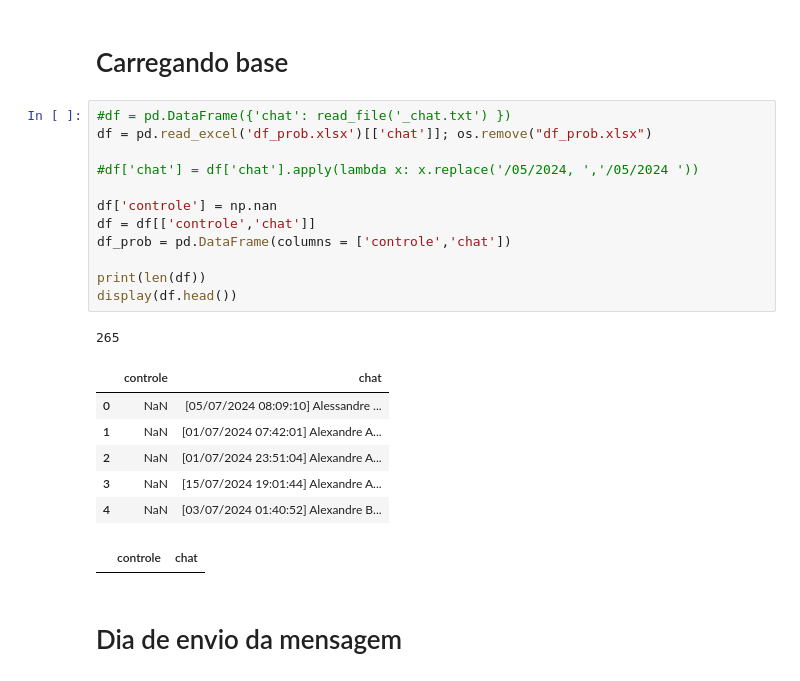
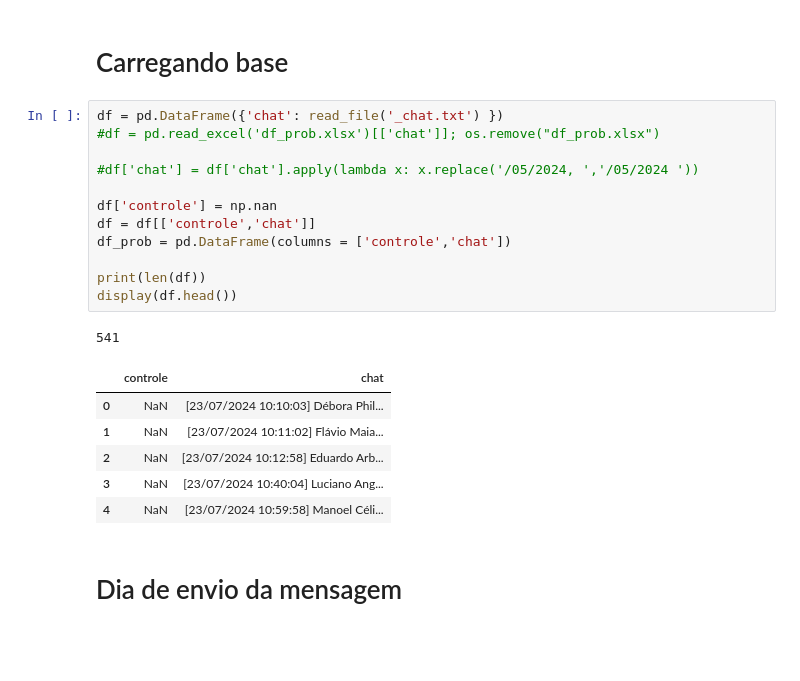
Before and after one commit to GabrielGabes/PegaPlantao, a Jupyter notebook: 1 - Tratamento de Dados.ipynb, the cells around one changed output. Drawn from its saved outputs; the diff is of its cells as text; blank space fills up the shorter version.

```diff
--- a/1 - Tratamento de Dados.ipynb
+++ b/1 - Tratamento de Dados.ipynb
@@ -129,26 +129,25 @@ def sample_prob(nivel):
 # %% [markdown]
 # Carregando base
 # %%
-#df = pd.DataFrame({'chat': read_file('_chat.txt') })
-df = pd.read_excel('df_prob.xlsx')[['chat']]; os.remove("df_prob.xlsx")
+df = pd.DataFrame({'chat': read_file('_chat.txt') })
+#df = pd.read_excel('df_prob.xlsx')[['chat']]; os.remove("df_prob.xlsx")
 
 #df['chat'] = df['chat'].apply(lambda x: x.replace('/05/2024, ','/05/2024 '))
 
 df['controle'] = np.nan
 df = df[['controle','chat']]
 df_prob = pd.DataFrame(columns = ['controle','chat'])
 
 print(len(df))
 display(df.head())
 # %% [output]
-265
+541
 |  | controle | chat |
-| 0 | NaN | [05/07/2024 08:09:10] Alessandre ... |
-| 1 | NaN | [01/07/2024 07:42:01] Alexandre A... |
-| 2 | NaN | [01/07/2024 23:51:04] Alexandre A... |
-| 3 | NaN | [15/07/2024 19:01:44] Alexandre A... |
-| 4 | NaN | [03/07/2024 01:40:52] Alexandre B... |
+| 0 | NaN | [23/07/2024 10:10:03] Débora Phil... |
+| 1 | NaN | [23/07/2024 10:11:02] Flávio Maia... |
+| 2 | NaN | [23/07/2024 10:12:58] Eduardo Arb... |
+| 3 | NaN | [23/07/2024 10:40:04] Luciano Ang... |
+| 4 | NaN | [23/07/2024 10:59:58] Manoel Céli... |
-|  | controle | chat |
 # %% [markdown]
 # Dia de envio da mensagem
 # %%
```
Also changed, not shown: parts of 38 cells of this notebook, 9 other files.
